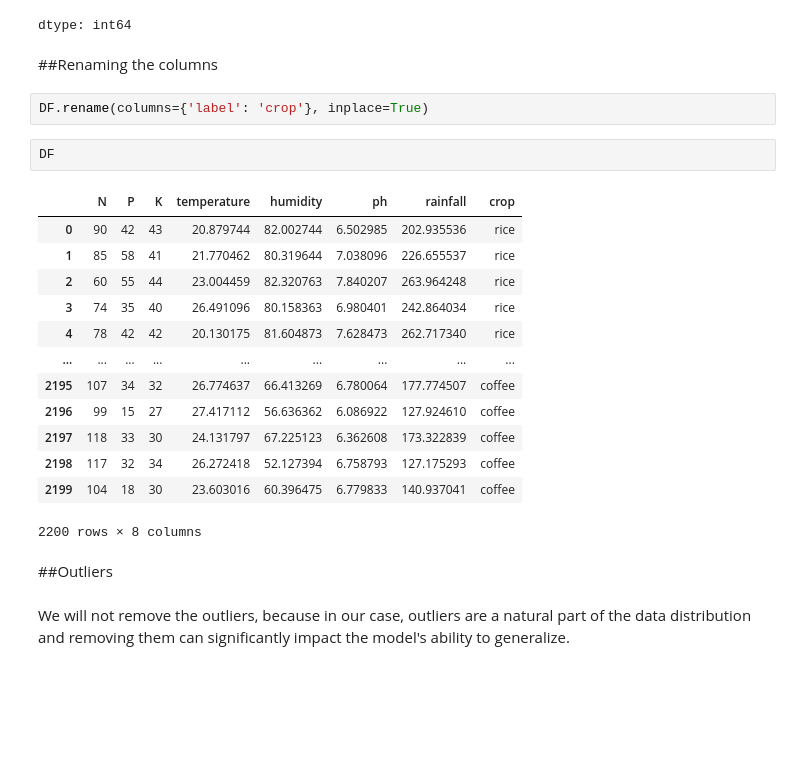
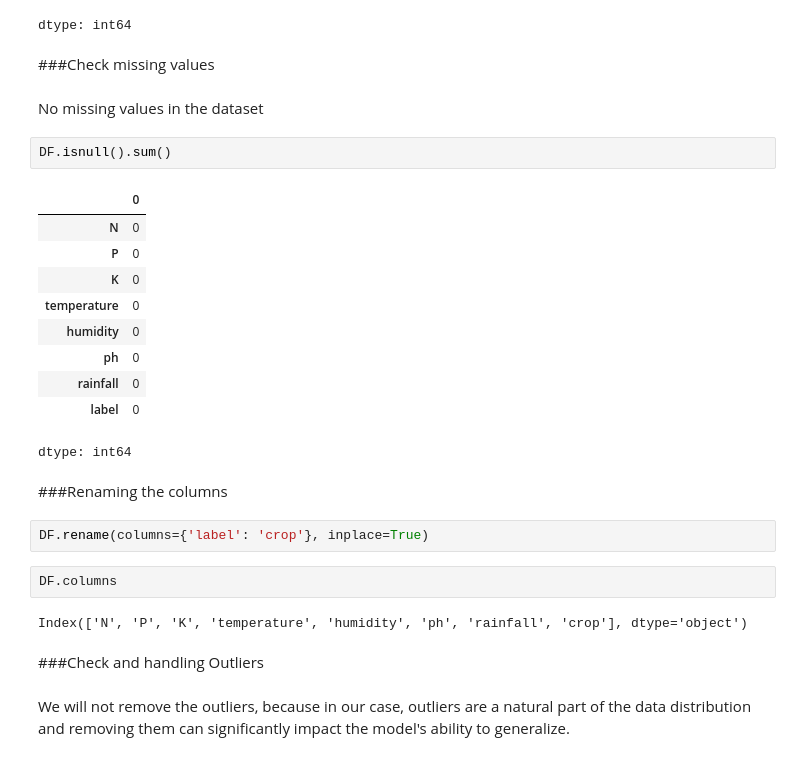
Before and after one commit to HaninEssam215/Crop-Recommendation-System, a Jupyter notebook: Crop_Recommendation_System.ipynb, the cells around one changed output. Saved outputs shown, nothing was run; the diff lists cells and outputs as text; blank space fills up the shorter version.

Commit message:
Checking null values, and done some minor edits

```diff
--- a/Crop_Recommendation_System.ipynb
+++ b/Crop_Recommendation_System.ipynb
@@ -107,28 +110,33 @@ DF['label'].value_counts()
 | chickpea | 100 |
 | coffee | 100 |
 dtype: int64
+# %% [markdown]
+###Check missing values
+# %% [markdown]
+No missing values in the dataset
+# %%
+DF.isnull().sum()
+# %% [output]
+|  | 0 |
+| N | 0 |
+| P | 0 |
+| K | 0 |
+| temperature | 0 |
+| humidity | 0 |
+| ph | 0 |
+| rainfall | 0 |
+| label | 0 |
+dtype: int64
 # %% [markdown]
-##Renaming the columns
+###Renaming the columns
 # %%
 DF.rename(columns={'label': 'crop'}, inplace=True)
 # %%
-DF
+DF.columns
 # %% [output]
-|  | N | P | K | temperature | humidity | ph | rainfall | crop |
-| 0 | 90 | 42 | 43 | 20.879744 | 82.002744 | 6.502985 | 202.935536 | rice |
-| 1 | 85 | 58 | 41 | 21.770462 | 80.319644 | 7.038096 | 226.655537 | rice |
-| 2 | 60 | 55 | 44 | 23.004459 | 82.320763 | 7.840207 | 263.964248 | rice |
-| 3 | 74 | 35 | 40 | 26.491096 | 80.158363 | 6.980401 | 242.864034 | rice |
-| 4 | 78 | 42 | 42 | 20.130175 | 81.604873 | 7.628473 | 262.717340 | rice |
-| ... | ... | ... | ... | ... | ... | ... | ... | ... |
-| 2195 | 107 | 34 | 32 | 26.774637 | 66.413269 | 6.780064 | 177.774507 | coffee |
-| 2196 | 99 | 15 | 27 | 27.417112 | 56.636362 | 6.086922 | 127.924610 | coffee |
-| 2197 | 118 | 33 | 30 | 24.131797 | 67.225123 | 6.362608 | 173.322839 | coffee |
-| 2198 | 117 | 32 | 34 | 26.272418 | 52.127394 | 6.758793 | 127.175293 | coffee |
-| 2199 | 104 | 18 | 30 | 23.603016 | 60.396475 | 6.779833 | 140.937041 | coffee |
-2200 rows × 8 columns
+Index(['N', 'P', 'K', 'temperature', 'humidity', 'ph', 'rainfall', 'crop'], dtype='object')
 # %% [markdown]
-##Outliers
+###Check and handling Outliers
 # %% [markdown]
 We will not remove the outliers, because in our case, outliers are a natural part of the data distribution and removing them can significantly impact the model's ability to generalize.
 # %%
```
Also changed, not shown: parts of 18 cells of this notebook.
